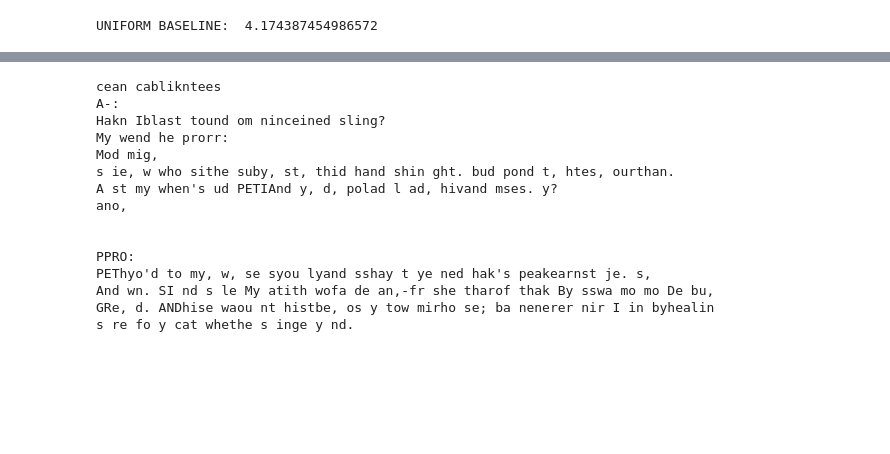
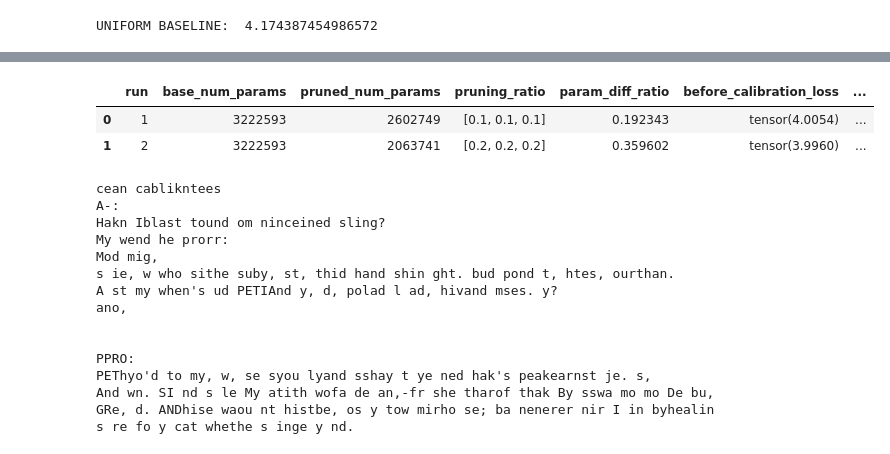
Before and after one commit to alperiox/Compact-Language-Models-via-Pruning-and-Knowledge-Distillation, a Jupyter notebook: dev2.ipynb, the cells around one changed output, grey strips where cells are left out. Saved outputs shown, nothing was run; the diff lists cells and outputs as text; code cells hidden in the pictures; blank space fills up the shorter version.

Commit message:
implemented the width pruning techniques and set up the experimentation function

```diff
--- a/dev2.ipynb
+++ b/dev2.ipynb
@@ -371,3 +444,4 @@ diff ratio:  0.30693419864065985
 # %%
-estimate_loss(model, val_loader)
+before_calibration = estimate_loss(model, val_loader)
+before_calibration
 # %% [output]
@@ -385,5 +459,6 @@ losses = train_loop(model, optimizer, vocab_size, calibration_loader, [calibrati
 # %% [output]
 UNIFORM BASELINE:  4.174387454986572
 # %%
-estimate_loss(model, val_loader)
+after_calibration = estimate_loss(model, val_loader)
+after_calibration
 # %% [output]
@@ -390,0 +466,5 @@ estimate_loss(model, val_loader)
+# %%
+losses = [base_loss, before_calibration, after_calibration]
+names = ["base", "before calibration", "after calibration"]
+for n, l in zip(names, losses):
+    print(f"{n:20}: {l['val']:.4f}")
@@ -390,0 +551,7 @@ estimate_loss(model, val_loader)
+# %%
+experiment_config = [
+    [("width_head", 0.1), ("width_neuron", 0.1), ("width_embedding", 0.1)],
+    [("width_head", 0.2), ("width_neuron", 0.2), ("width_embedding", 0.2)],
+]
+
+exp_results = experiment(pruning_strategies=experiment_config)
@@ -391,3 +586,13 @@ estimate_loss(model, val_loader)
+# %%
+import pandas as pd
+
+df = pd.DataFrame(exp_results)
+
+df
+# %% [output]
+|  | run | base_num_params | pruned_num_params | pruning_ratio | param_diff_ratio | before_calibration_loss | ... |
+| 0 | 1 | 3222593 | 2602749 | [0.1, 0.1, 0.1] | 0.192343 | tensor(4.0054) | ... |
+| 1 | 2 | 3222593 | 2063741 | [0.2, 0.2, 0.2] | 0.359602 | tensor(3.9960) | ... |
 # %%
 idx = torch.zeros((1, 1), dtype=torch.long, device=device)
 y = model(idx)
```
Also changed, not shown: parts of 15 cells of this notebook.
